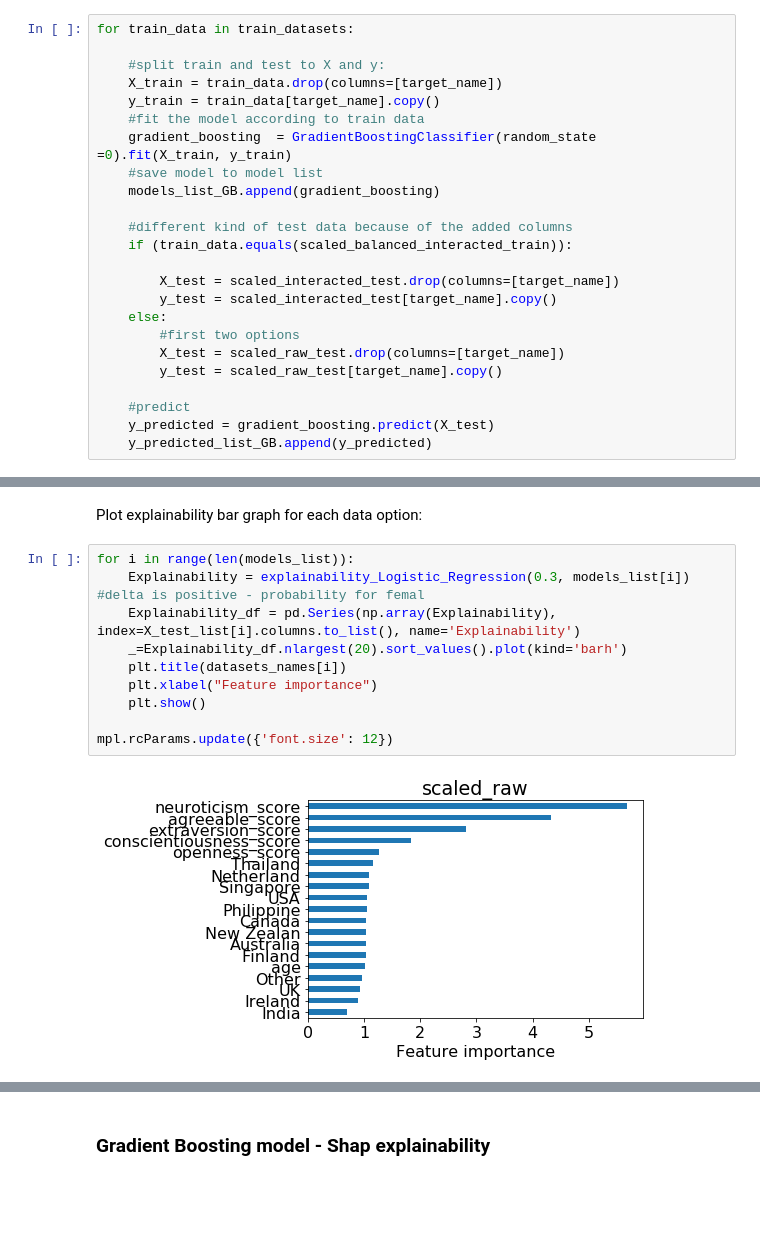
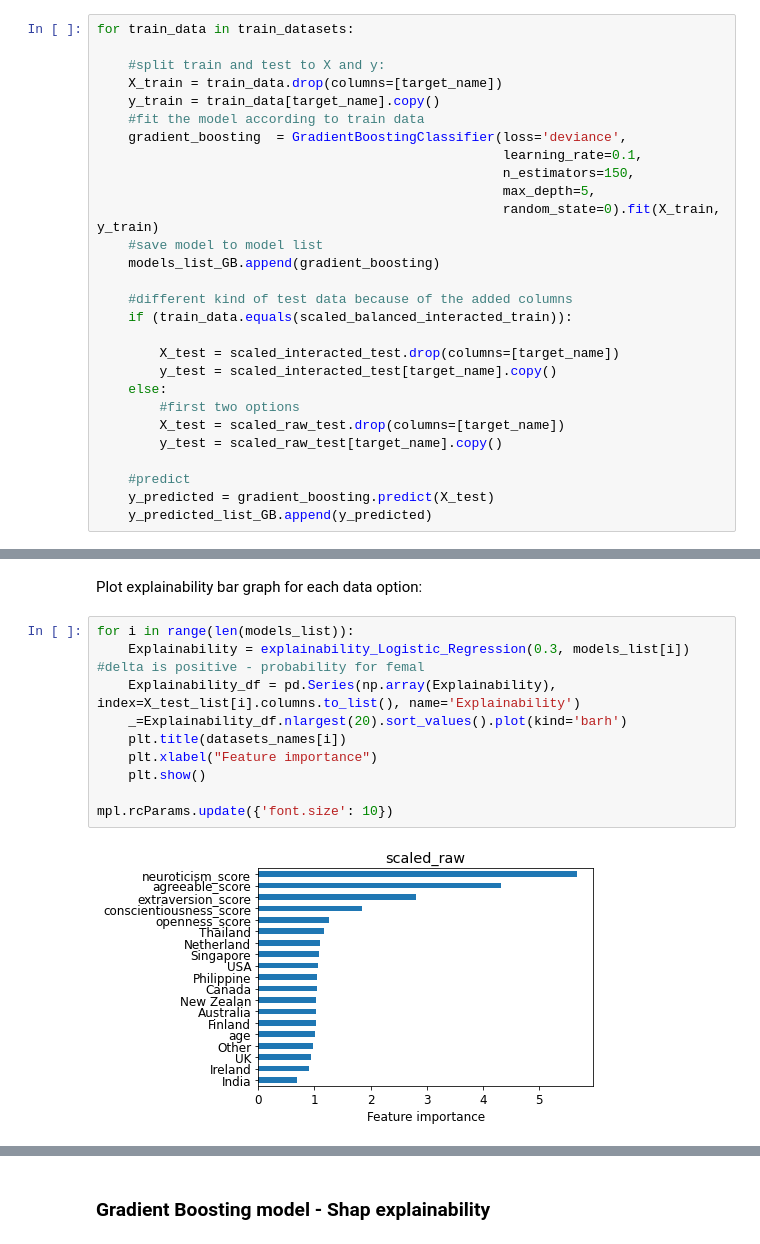
Before and after one commit to efratkohen/Big_five, a Jupyter notebook: Big 5-final project.ipynb, the cells around one changed output, grey strips where cells are left out. Cells and saved outputs as stored; diff of their text form; blank space fills up the shorter version.

Commit message:
change hyper parameters in GB model

```diff
--- a/Big 5-final project.ipynb
+++ b/Big 5-final project.ipynb
@@ -621,7 +623,11 @@ for train_data in train_datasets:
     X_train = train_data.drop(columns=[target_name])
     y_train = train_data[target_name].copy()
     #fit the model according to train data
-    gradient_boosting  = GradientBoostingClassifier(random_state =0).fit(X_train, y_train)
+    gradient_boosting  = GradientBoostingClassifier(loss='deviance',
+                                                    learning_rate=0.1,
+                                                    n_estimators=150,
+                                                    max_depth=5,
+                                                    random_state=0).fit(X_train, y_train)
     #save model to model list
     models_list_GB.append(gradient_boosting)
 
@@ -743,12 +749,12 @@ Plot explainability bar graph for each data option:
 # %%
 for i in range(len(models_list)):
     Explainability = explainability_Logistic_Regression(0.3, models_list[i]) #delta is positive - probability for femal
     Explainability_df = pd.Series(np.array(Explainability),  index=X_test_list[i].columns.to_list(), name='Explainability')
     _=Explainability_df.nlargest(20).sort_values().plot(kind='barh')
     plt.title(datasets_names[i])
     plt.xlabel("Feature importance")
     plt.show()
 
-mpl.rcParams.update({'font.size': 12})
+mpl.rcParams.update({'font.size': 10})
 # %% [output]
-[figure, old version]
+[figure, new version]
```
Also changed, not shown: parts of 10 cells of this notebook.
